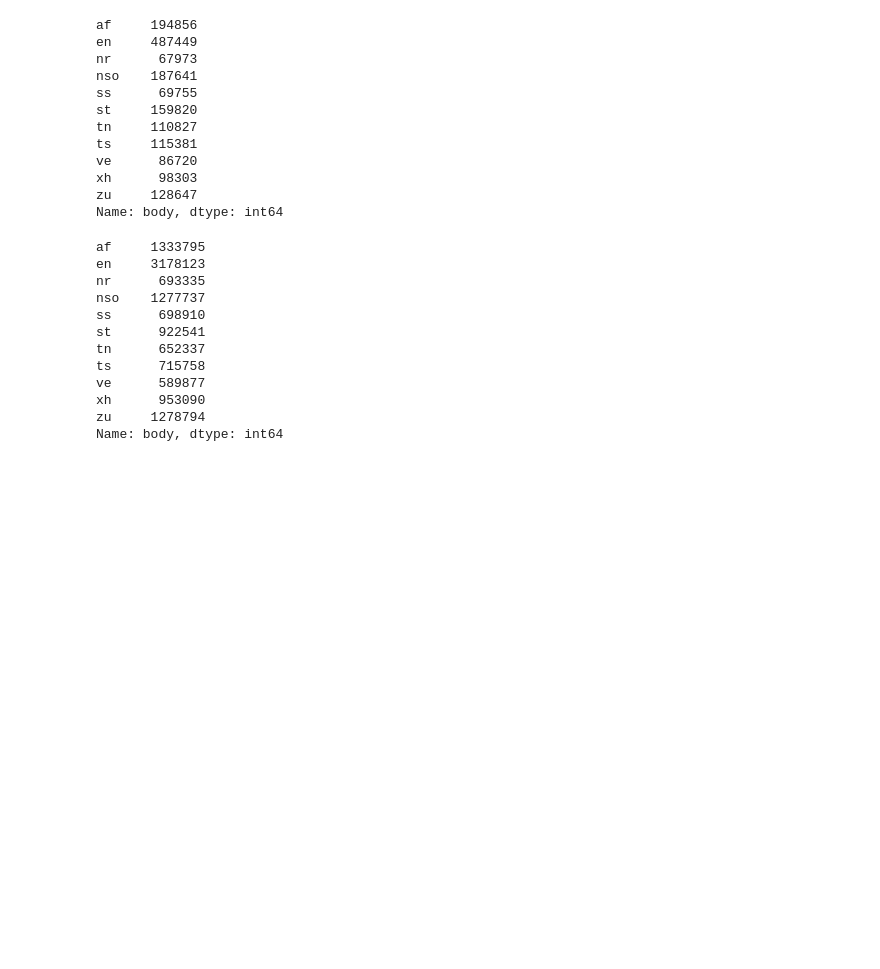
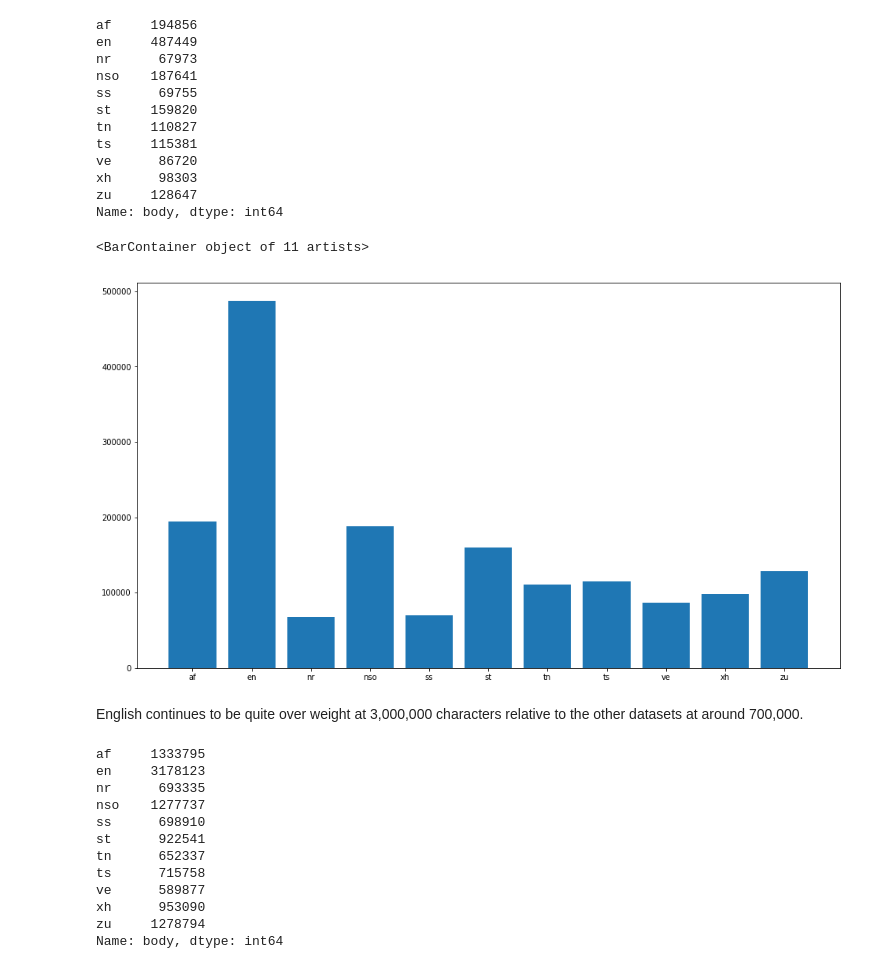
Before and after one commit to Thembani-p/sa-language-classifier, a Jupyter notebook: notebooks/Corpora and prep.ipynb, the cells around one changed output. Cells and saved outputs as stored; diff of their text form; code cells hidden in the pictures; blank space fills up the shorter version.

```diff
--- a/notebooks/Corpora and prep.ipynb
+++ b/notebooks/Corpora and prep.ipynb
@@ -126,7 +228,8 @@ with open('../data/sentences.json','w') as datafile:
 # %%
 # word counts
 
-documents_df['body'].apply(lambda x: len(x.split())).dot(pd.get_dummies(documents_df['class']))
+word_counts = documents_df['body'].apply(lambda x: len(x.split())).dot(pd.get_dummies(documents_df['class']))
+word_counts
 # %% [output]
 af     194856
 en     487449
@@ -140,6 +243,14 @@ ve      86720
 xh      98303
 zu     128647
 Name: body, dtype: int64
+# %%
+plt.figure(figsize=(16,9))
+plt.bar(word_counts.index, word_counts)
+# %% [output]
+<BarContainer object of 11 artists>
+[figure, added]
+# %% [markdown]
+English continues to be quite over weight at 3,000,000 characters relative to the other datasets at around 700,000.
 # %%
 # character counts - beautifully balanced
 
```
Also changed, not shown: parts of 47 cells of this notebook, 10 other files.
